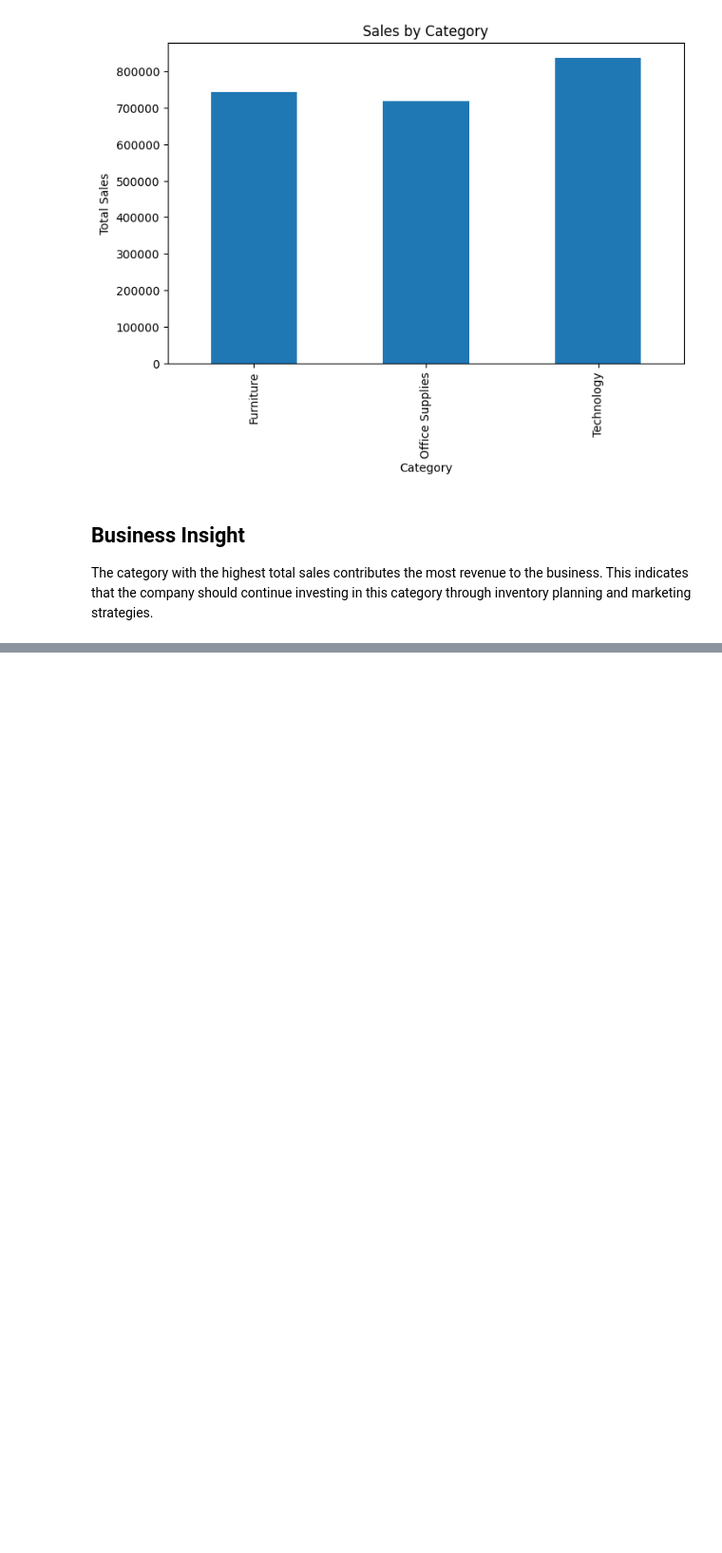
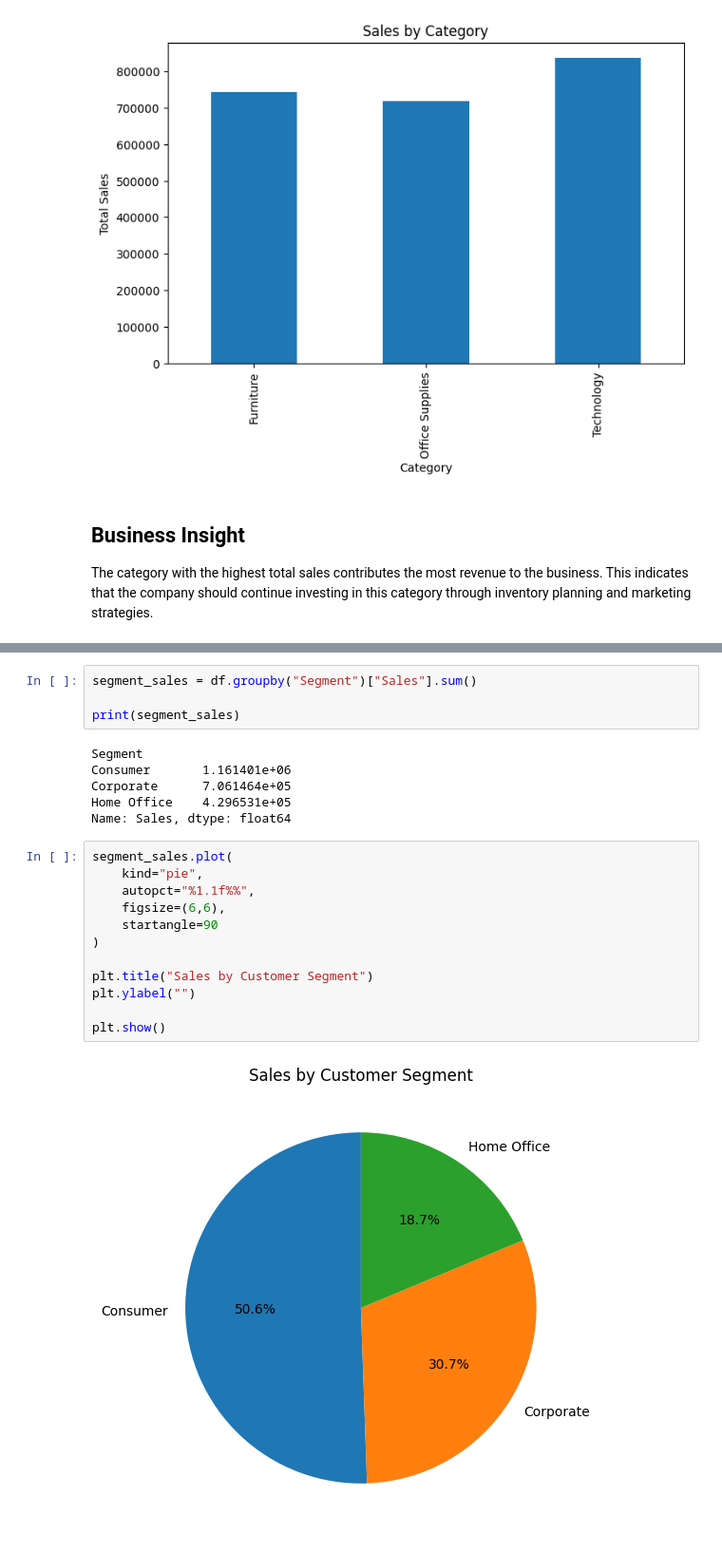
Before and after one commit to Ashutoshaswin16/Retail-Sales-Analytics, a Jupyter notebook: notebooks/02_EDA.ipynb, the cells around one changed output, grey strips where cells are left out. Shown at 95% size. Cells and saved outputs as stored; diff of their text form; blank space fills up the shorter version.

```diff
--- a/notebooks/02_EDA.ipynb
+++ b/notebooks/02_EDA.ipynb
@@ -81,0 +246,24 @@ The category with the highest total sales contributes the most revenue to the bu
+# %%
+segment_sales = df.groupby("Segment")["Sales"].sum()
+
+print(segment_sales)
+# %% [output]
+Segment
+Consumer       1.161401e+06
+Corporate      7.061464e+05
+Home Office    4.296531e+05
+Name: Sales, dtype: float64
+# %%
+segment_sales.plot(
+    kind="pie",
+    autopct="%1.1f%%",
+    figsize=(6,6),
+    startangle=90
+)
+
+plt.title("Sales by Customer Segment")
+plt.ylabel("")
+
+plt.show()
+# %% [output]
+[figure, added]
```
Also changed, not shown: parts of 63 cells of this notebook, 5 other files.
